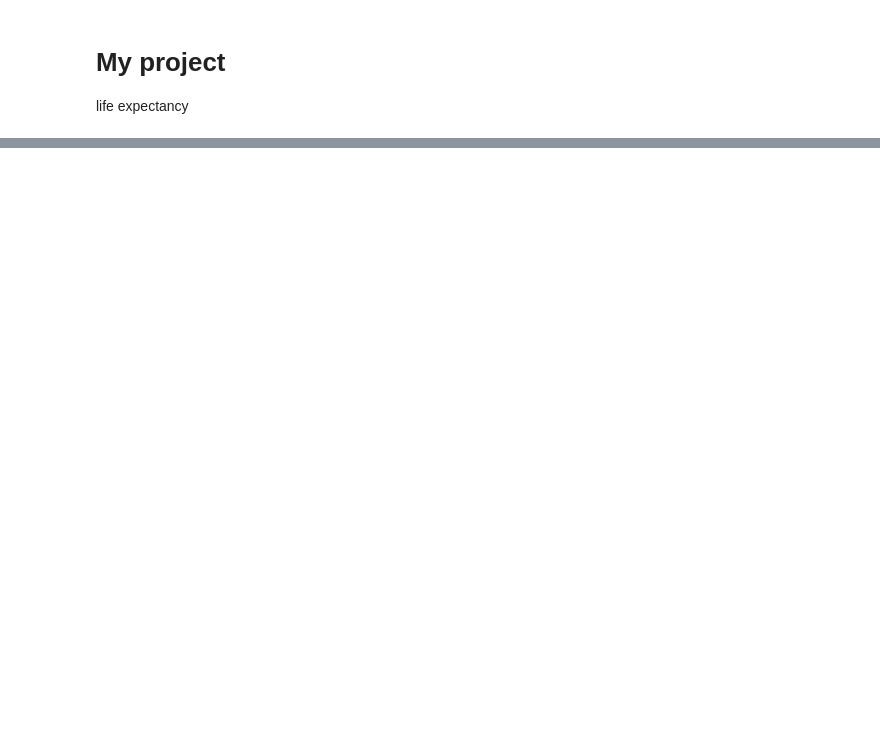
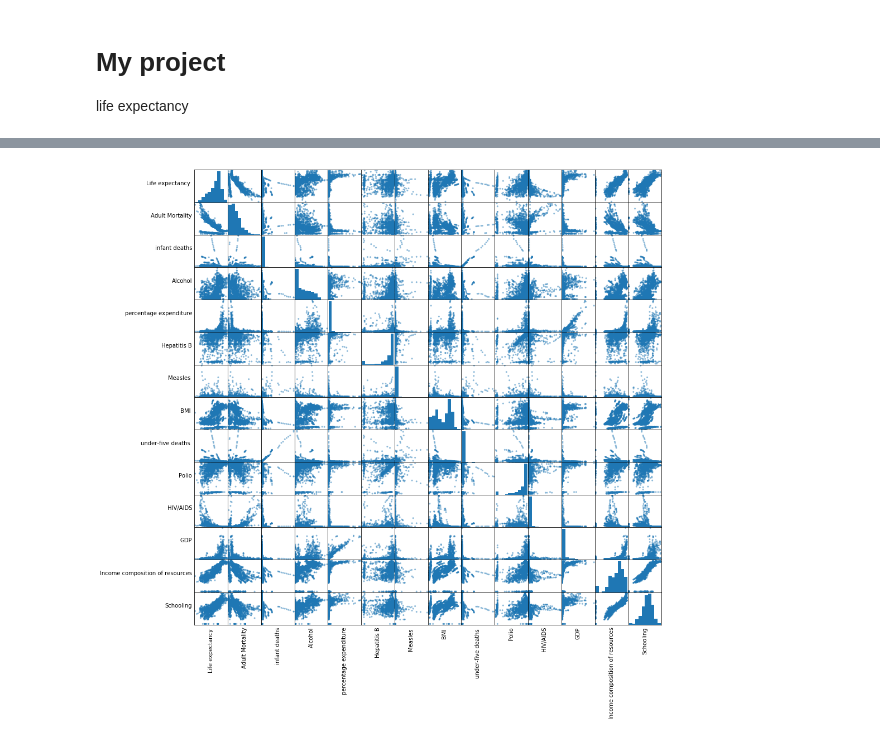
Before and after one commit to Ethan999/722_i4_BDAS, a Jupyter notebook: life_expectancy.ipynb, the cells around one changed output, grey strips where cells are left out. Cells and saved outputs as stored; diff of their text form; code cells hidden in the pictures; blank space fills up the shorter version.

```diff
--- a/life_expectancy.ipynb
+++ b/life_expectancy.ipynb
@@ -31,0 +84,16 @@ dataSet.columns
+# %%
+numeric_features = ['Life expectancy ', 'Adult Mortality', 'infant deaths', 'Alcohol', 'percentage expenditure', 'Hepatitis B', 'Measles ', ' BMI ', 'under-five deaths ', 'Polio', ' HIV/AIDS', 'GDP', 'Income composition of resources', 'Schooling']
+#numeric_features = [t[0] for t in dataSet.dtypes if t[1] == 'int' or t[1] == 'double']
+sampled_data = dataSet.select(numeric_features).sample(False, 0.8).toPandas()
+axs = pd.plotting.scatter_matrix(sampled_data, figsize=(15, 15))
+n = len(sampled_data.columns)
+for i in range(n):
+    v = axs[i, 0]
+    v.yaxis.label.set_rotation(0)
+    v.yaxis.label.set_ha('right')
+    v.set_yticks(())
+    h = axs[n-1, i]
+    h.xaxis.label.set_rotation(90)
+    h.set_xticks(())
+# %% [output]
+[figure, added]
```
Also changed, not shown: parts of 15 cells of this notebook, 1 other file.
